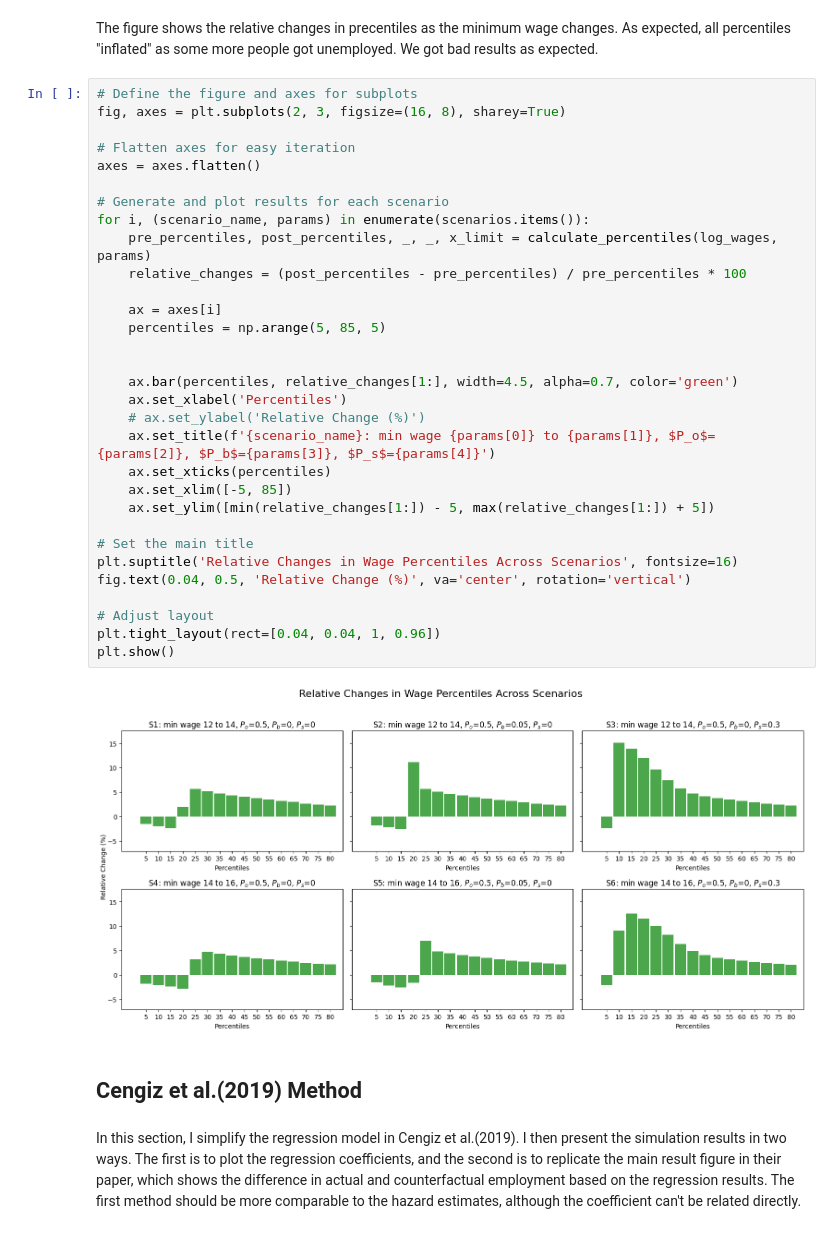
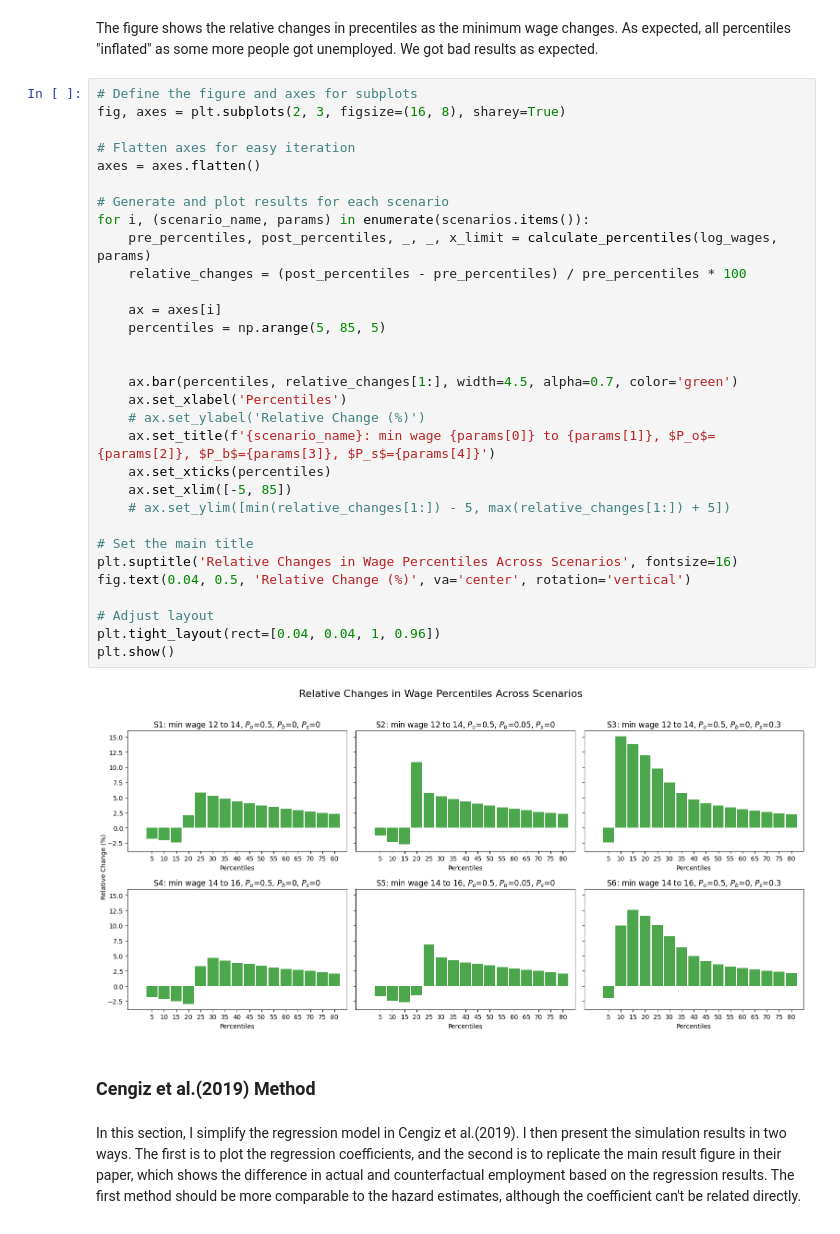
Before and after one commit to boyuchen21/minimum_wage, a Jupyter notebook: codes/compare_estimators.ipynb, the cells around one changed output. Saved outputs shown, nothing was run; the diff lists cells and outputs as text.

```diff
--- a/codes/compare_estimators.ipynb
+++ b/codes/compare_estimators.ipynb
@@ -72,37 +75,37 @@ The figure shows the relative changes in precentiles as the minimum wage changes
 # Define the figure and axes for subplots
 fig, axes = plt.subplots(2, 3, figsize=(16, 8), sharey=True)
 
 # Flatten axes for easy iteration
 axes = axes.flatten()
 
 # Generate and plot results for each scenario
 for i, (scenario_name, params) in enumerate(scenarios.items()):
     pre_percentiles, post_percentiles, _, _, x_limit = calculate_percentiles(log_wages, params)
     relative_changes = (post_percentiles - pre_percentiles) / pre_percentiles * 100
 
     ax = axes[i]
     percentiles = np.arange(5, 85, 5)
 
 
     ax.bar(percentiles, relative_changes[1:], width=4.5, alpha=0.7, color='green')
     ax.set_xlabel('Percentiles')
     # ax.set_ylabel('Relative Change (%)')
     ax.set_title(f'{scenario_name}: min wage {params[0]} to {params[1]}, $P_o$={params[2]}, $P_b$={params[3]}, $P_s$={params[4]}')
     ax.set_xticks(percentiles)
     ax.set_xlim([-5, 85])
-    ax.set_ylim([min(relative_changes[1:]) - 5, max(relative_changes[1:]) + 5])
+    # ax.set_ylim([min(relative_changes[1:]) - 5, max(relative_changes[1:]) + 5])
 
 # Set the main title
 plt.suptitle('Relative Changes in Wage Percentiles Across Scenarios', fontsize=16)
 fig.text(0.04, 0.5, 'Relative Change (%)', va='center', rotation='vertical')
 
 # Adjust layout
 plt.tight_layout(rect=[0.04, 0.04, 1, 0.96])
 plt.show()
 # %% [output]
-[figure, old version]
+[figure, new version]
 # %% [markdown]
-## Cengiz et al.(2019) Method
+### Cengiz et al.(2019) Method
 # %% [markdown]
 In this section, I simplify the regression model in Cengiz et al.(2019). I then present the simulation results in two ways. The first is to plot the regression coefficients, and the second is to replicate the main result figure in their paper, which shows the difference in actual and counterfactual employment based on the regression results. The first method should be more comparable to the hazard estimates, although the coefficient can't be related directly.
 # %% [markdown]
```
Also changed, not shown: parts of 23 cells of this notebook, 6 other files.
